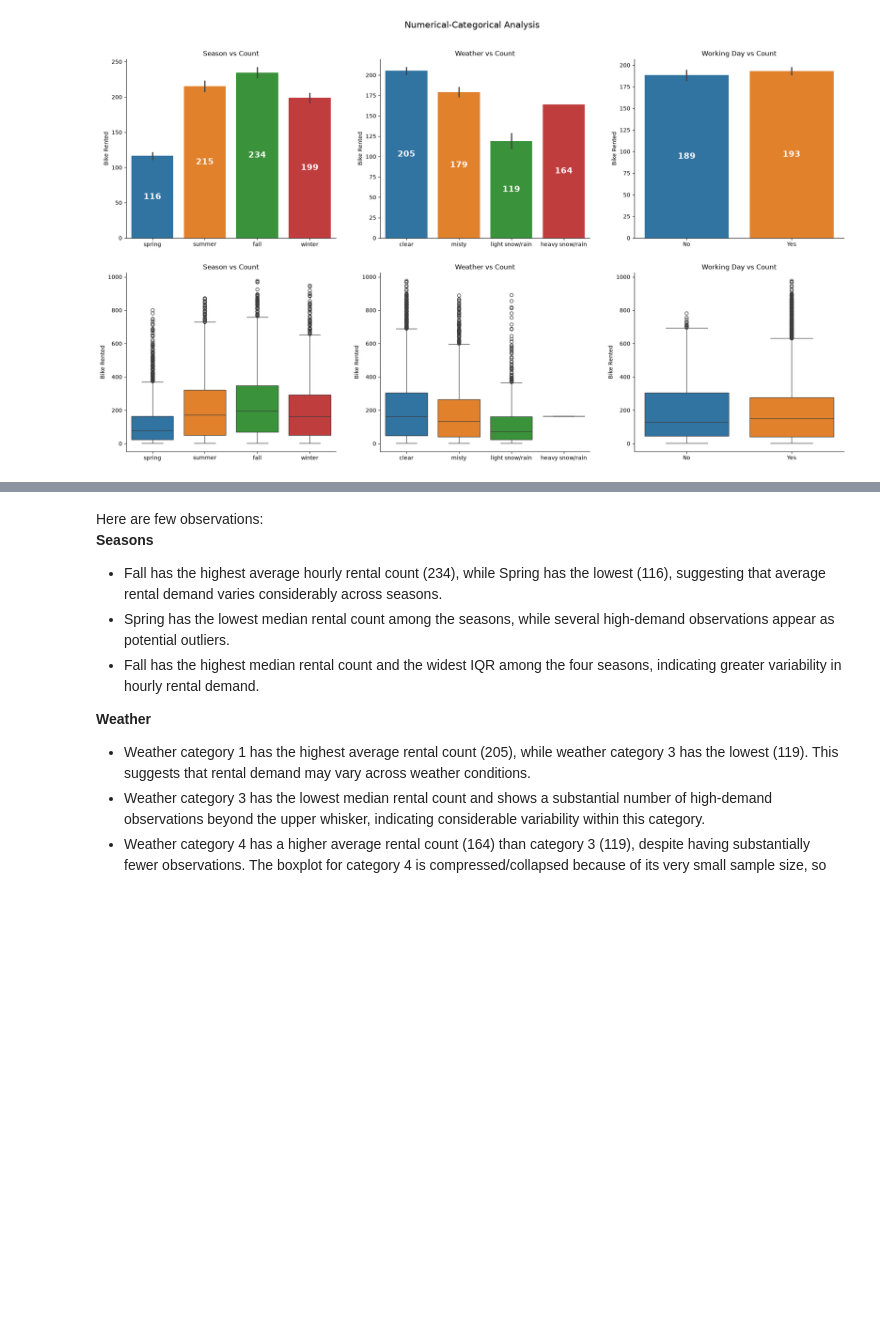
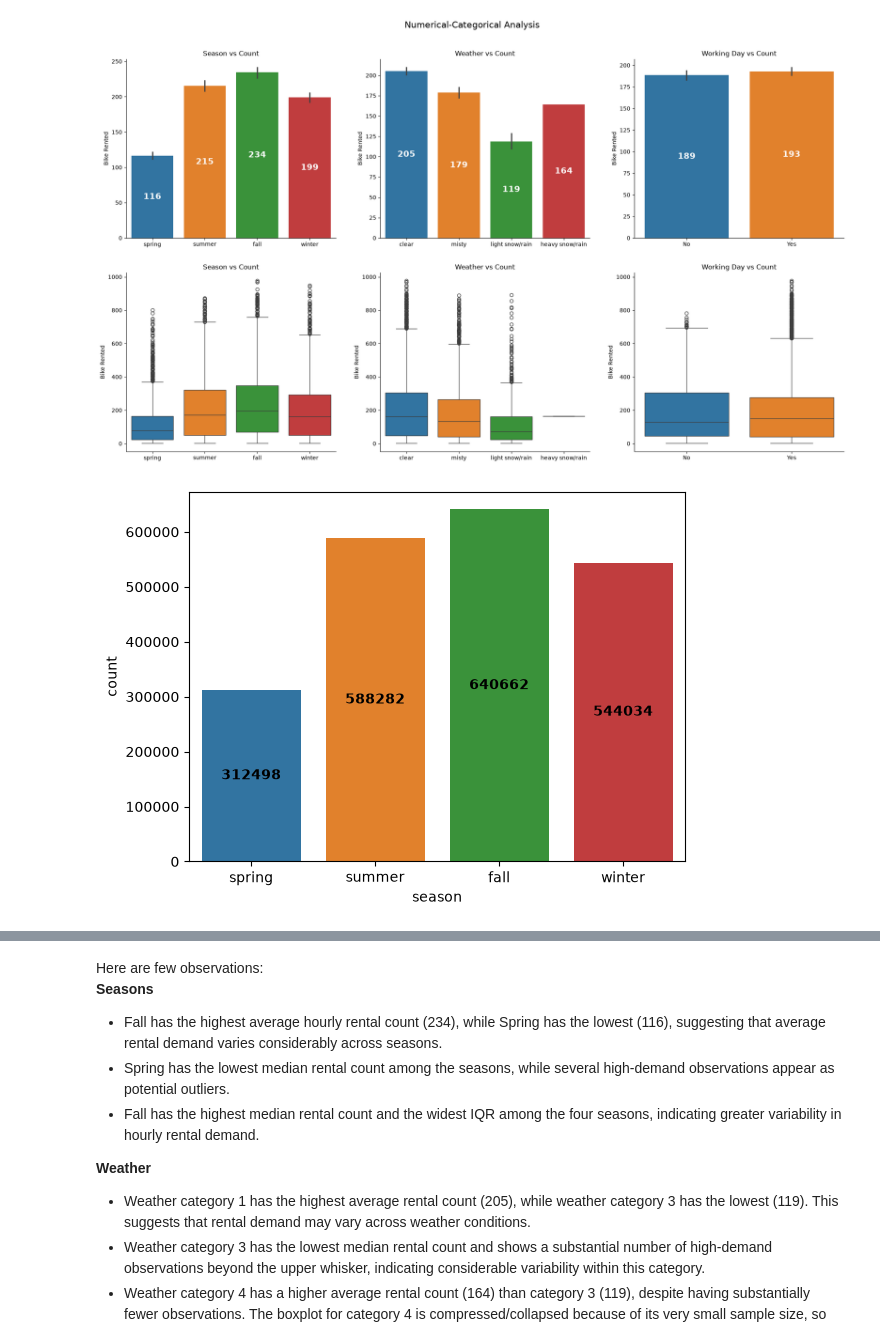
Before and after one commit to Yuvi977/Yulu-Bike-Sharing-Hypothesis-Testing, a Jupyter notebook: Business_Case_Yulu_Hypothesis_Testing.ipynb, the cells around one changed output, grey strips where cells are left out. Drawn from its saved outputs; the diff is of its cells as text; code cells hidden in the pictures; blank space fills up the shorter version.

```diff
--- a/Business_Case_Yulu_Hypothesis_Testing.ipynb
+++ b/Business_Case_Yulu_Hypothesis_Testing.ipynb
@@ -393,3 +393,10 @@ plt.tight_layout(h_pad=3.0, w_pad=3.0)
 plt.show()
 # %% [output]
 [figure]
+# %%
+ax = sns.barplot(df.groupby("season")["count"].sum().reset_index(), x="season", y="count", hue="season", dodge=False)
+
+for container in ax.containers:
+    ax.bar_label(container, label_type="center", weight="bold")
+# %% [output]
+[figure, added]
```
Also changed, not shown: parts of 5 cells of this notebook.
